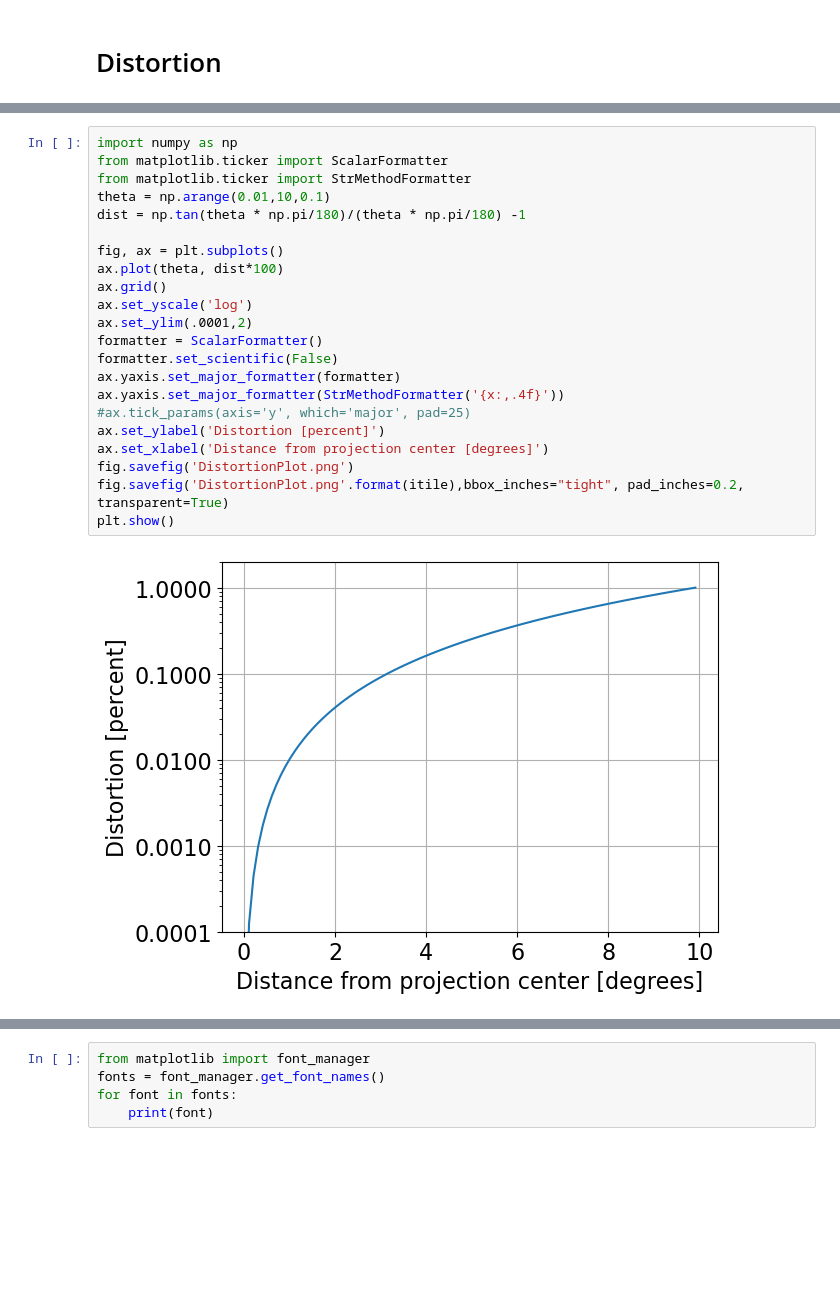
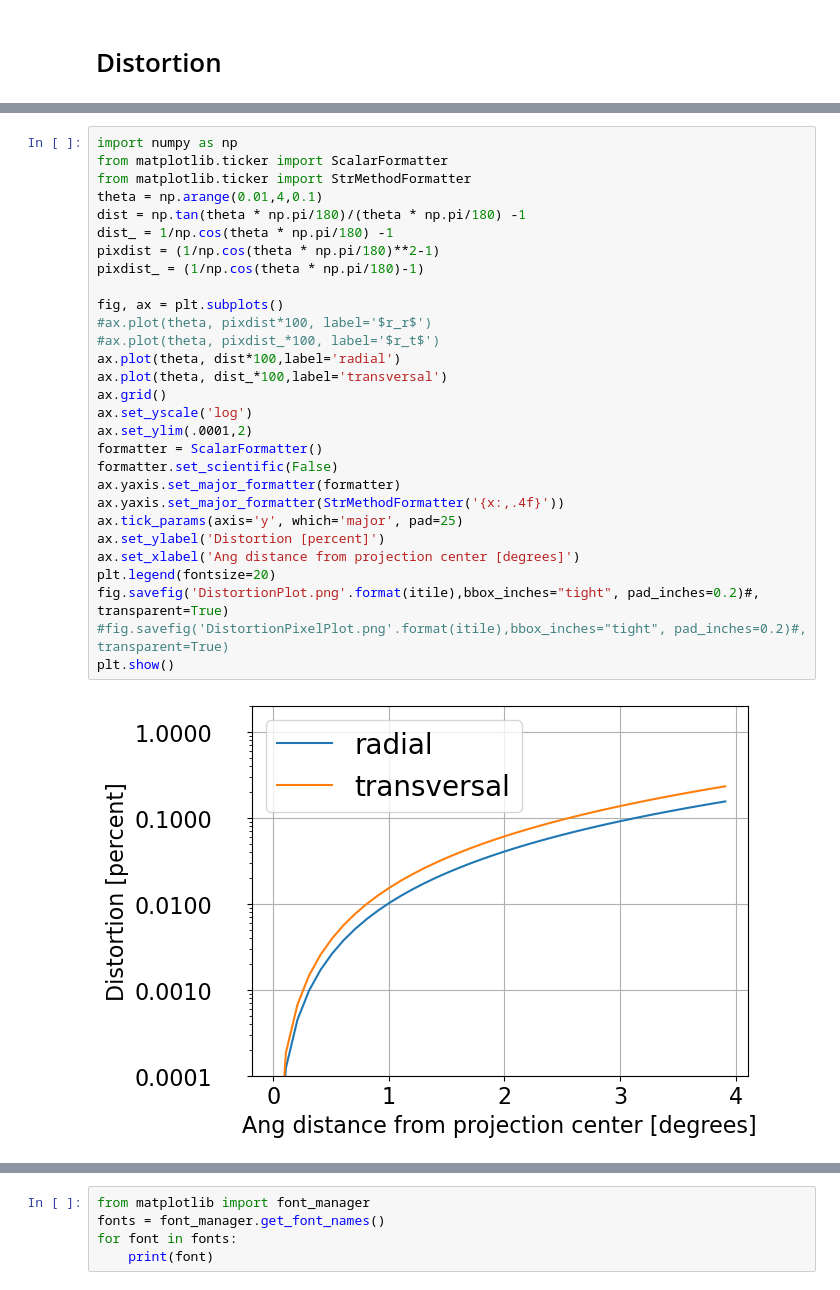
Before and after one commit to spacetelescope/skymap, a Jupyter notebook: notebook/Tessellation.ipynb, the cells around one changed output, grey strips where cells are left out. Saved outputs shown, nothing was run; the diff lists cells and outputs as text; blank space fills up the shorter version.

Commit message:
Added Tissots indicatrix of Gnomonic projection

```diff
--- a/notebook/Tessellation.ipynb
+++ b/notebook/Tessellation.ipynb
@@ -1494,24 +1543,31 @@ fig.savefig('distortionSketch.png')
 # %%
 import numpy as np
 from matplotlib.ticker import ScalarFormatter
 from matplotlib.ticker import StrMethodFormatter
-theta = np.arange(0.01,10,0.1)
+theta = np.arange(0.01,4,0.1)
 dist = np.tan(theta * np.pi/180)/(theta * np.pi/180) -1
+dist_ = 1/np.cos(theta * np.pi/180) -1
+pixdist = (1/np.cos(theta * np.pi/180)**2-1)
+pixdist_ = (1/np.cos(theta * np.pi/180)-1)
 
 fig, ax = plt.subplots()
-ax.plot(theta, dist*100)
+#ax.plot(theta, pixdist*100, label='$r_r$')
+#ax.plot(theta, pixdist_*100, label='$r_t$')
+ax.plot(theta, dist*100,label='radial')
+ax.plot(theta, dist_*100,label='transversal')
 ax.grid()
 ax.set_yscale('log')
 ax.set_ylim(.0001,2)
 formatter = ScalarFormatter()
 formatter.set_scientific(False)
 ax.yaxis.set_major_formatter(formatter)
 ax.yaxis.set_major_formatter(StrMethodFormatter('{x:,.4f}'))
-#ax.tick_params(axis='y', which='major', pad=25)
+ax.tick_params(axis='y', which='major', pad=25)
 ax.set_ylabel('Distortion [percent]')
-ax.set_xlabel('Distance from projection center [degrees]')
-fig.savefig('DistortionPlot.png')
-fig.savefig('DistortionPlot.png'.format(itile),bbox_inches="tight", pad_inches=0.2, transparent=True)
+ax.set_xlabel('Ang distance from projection center [degrees]')
+plt.legend(fontsize=20)
+fig.savefig('DistortionPlot.png'.format(itile),bbox_inches="tight", pad_inches=0.2)#, transparent=True)
+#fig.savefig('DistortionPixelPlot.png'.format(itile),bbox_inches="tight", pad_inches=0.2)#, transparent=True)
 plt.show()
 # %% [output]
-[figure, old version]
+[figure, new version]
```
Also changed, not shown: parts of 7 cells of this notebook.
